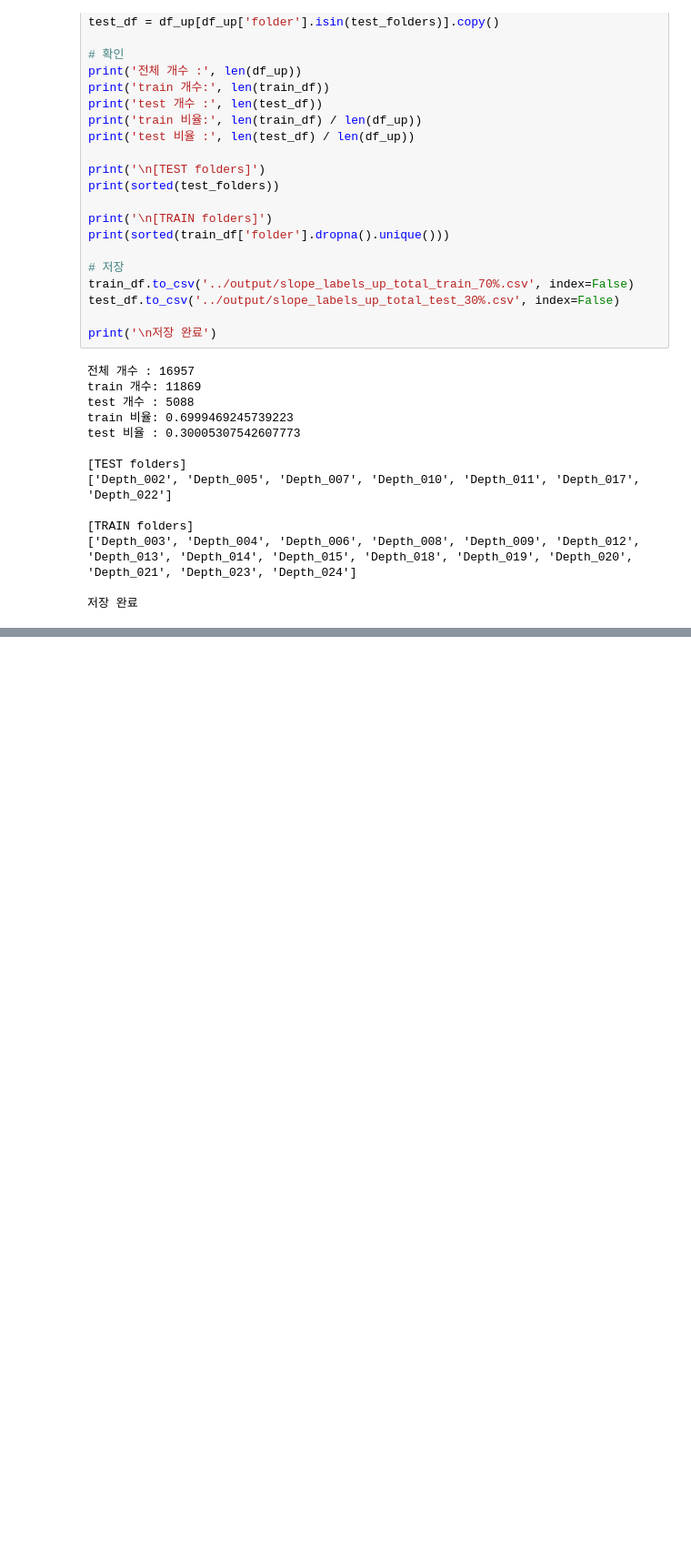
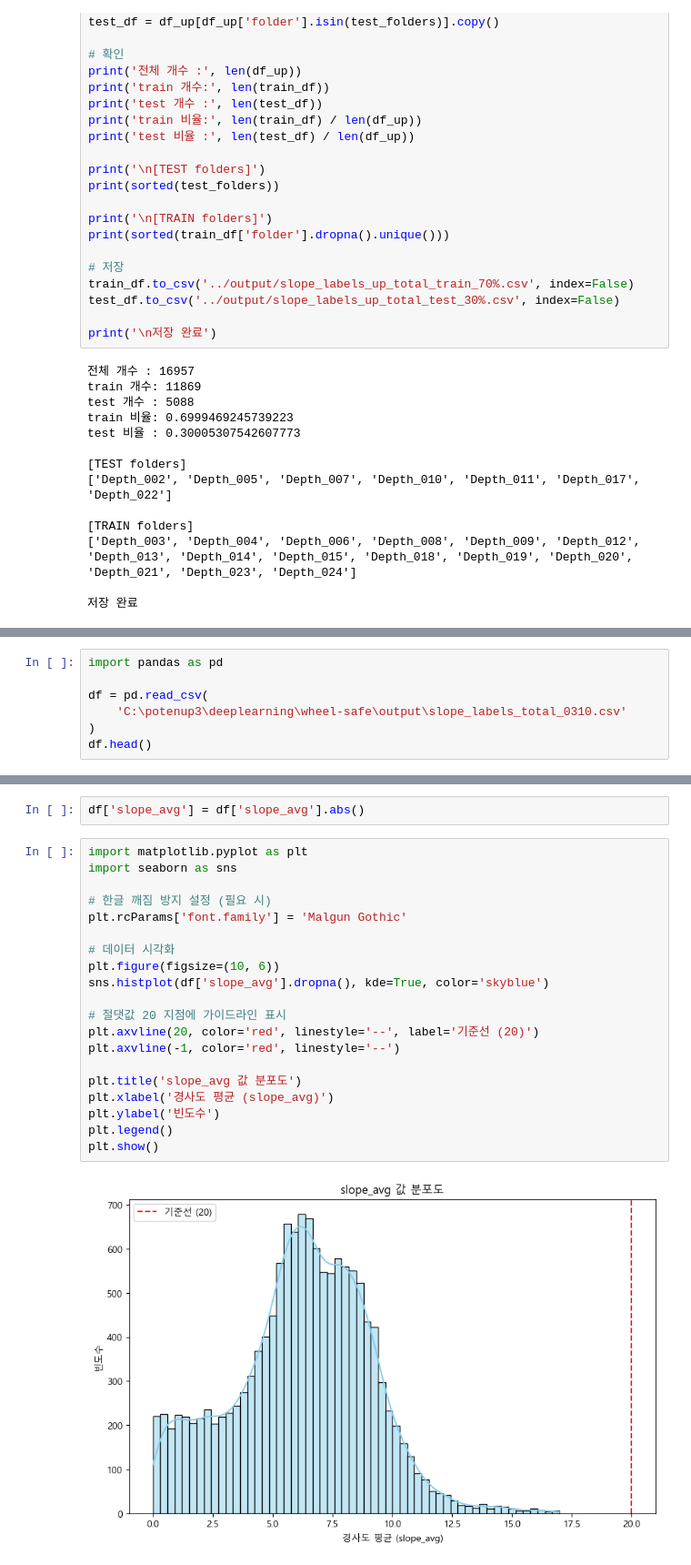
Before and after one commit to PU3-Lab/wheel-safe, a Jupyter notebook: notebooks/data_all_preprocessing.ipynb, the cells around one changed output, grey strips where cells are left out. Shown at 91% size. Cells and saved outputs as stored; diff of their text form; blank space fills up the shorter version.

Commit message:
slope-수정

```diff
--- a/notebooks/data_all_preprocessing.ipynb
+++ b/notebooks/data_all_preprocessing.ipynb
@@ -454,0 +403,7 @@ plt.show()
+# %%
+import pandas as pd
+
+df = pd.read_csv(
+    'C:\potenup3\deeplearning\wheel-safe\output\slope_labels_total_0310.csv'
+)
+df.head()
@@ -454,0 +431,24 @@ plt.show()
+# %%
+df['slope_avg'] = df['slope_avg'].abs()
+# %%
+import matplotlib.pyplot as plt
+import seaborn as sns
+
+# 한글 깨짐 방지 설정 (필요 시)
+plt.rcParams['font.family'] = 'Malgun Gothic'
+
+# 데이터 시각화
+plt.figure(figsize=(10, 6))
+sns.histplot(df['slope_avg'].dropna(), kde=True, color='skyblue')
+
+# 절댓값 20 지점에 가이드라인 표시
+plt.axvline(20, color='red', linestyle='--', label='기준선 (20)')
+plt.axvline(-1, color='red', linestyle='--')
+
+plt.title('slope_avg 값 분포도')
+plt.xlabel('경사도 평균 (slope_avg)')
+plt.ylabel('빈도수')
+plt.legend()
+plt.show()
+# %% [output]
+[figure, added]
```
Also changed, not shown: parts of 14 cells of this notebook, 1 other file.
